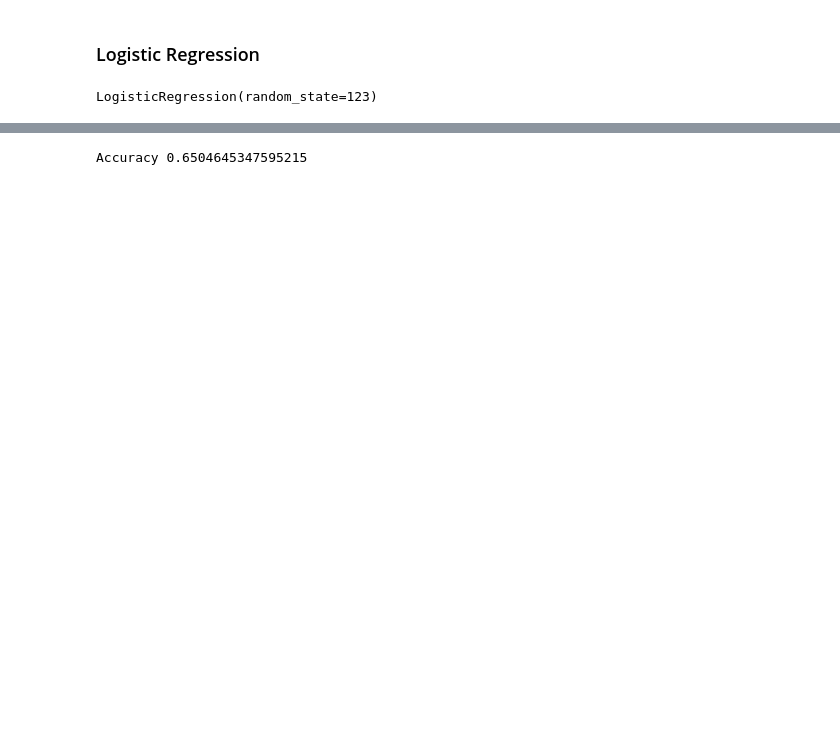
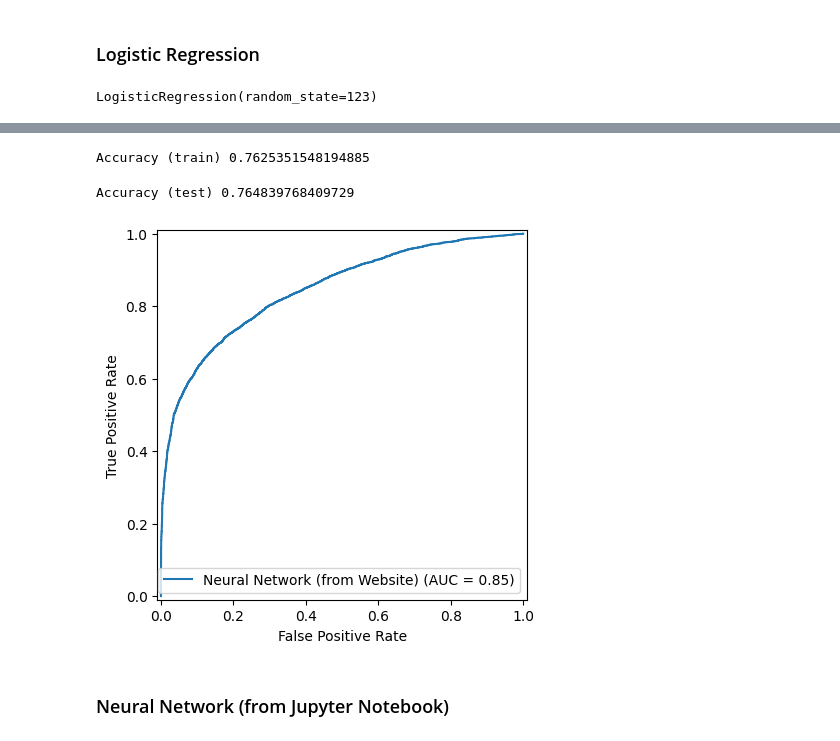
Before and after one commit to KrishWu/WhitesonAIModelDistinguisher, a Jupyter notebook: main.ipynb, the cells around one changed output, grey strips where cells are left out. Cells and saved outputs as stored; diff of their text form; code cells hidden in the pictures; blank space fills up the shorter version.

```diff
--- a/main.ipynb
+++ b/main.ipynb
@@ -100,10 +111,12 @@ plt.show()
 # %%
+torch.manual_seed(123)
+
 model = nn.Sequential(
-    nn.Linear(1, 12),
+    nn.Linear(2, 20),
     nn.ReLU(),
-    nn.Linear(12, 8),
+    nn.Linear(20, 20),
     nn.ReLU(),
-    nn.Linear(8, 1),
+    nn.Linear(20, 1),
     nn.Sigmoid()
 )
 
@@ -169,9 +186,33 @@ Finished epock 99, latest loss 0.012190044857561588
 # %%
 # compute accuracy (no_grad is optional)
 with torch.no_grad():
-    y_prediction = model(X)
+    y_prediction = model(X_train)
 
-accuracy = (y_pred.round() == y).float().mean()
-print(f"Accuracy {accuracy}")
+accuracy = (y_prediction.round() == y_train).float().mean()
+print(f"Accuracy (train) {accuracy}")
 # %% [output]
-Accuracy 0.6504645347595215
+Accuracy (train) 0.7625351548194885
+# %%
+# compute accuracy (no_grad is optional)
+with torch.no_grad():
+    y_prediction = model(X_test)
+
+accuracy = (y_prediction.round() == y_test).float().mean()
+print(f"Accuracy (test) {accuracy}")
+# %% [output]
+Accuracy (test) 0.764839768409729
+# %%
+y_prob = model(X_test)
+
+fpr, tpr, thresholds = roc_curve(y_test.numpy(), y_prob.detach().numpy())
+
+roc_auc = auc(fpr, tpr)
+
+display = RocCurveDisplay(fpr=fpr, tpr=tpr, roc_auc=roc_auc, estimator_name="Neural Network (from Website)")
+display.plot()
+
+plt.show()
+# %% [output]
+[figure, added]
+# %% [markdown]
+### Neural Network (from Jupyter Notebook)
```
Also changed, not shown: parts of 24 cells of this notebook, 6 other files.
